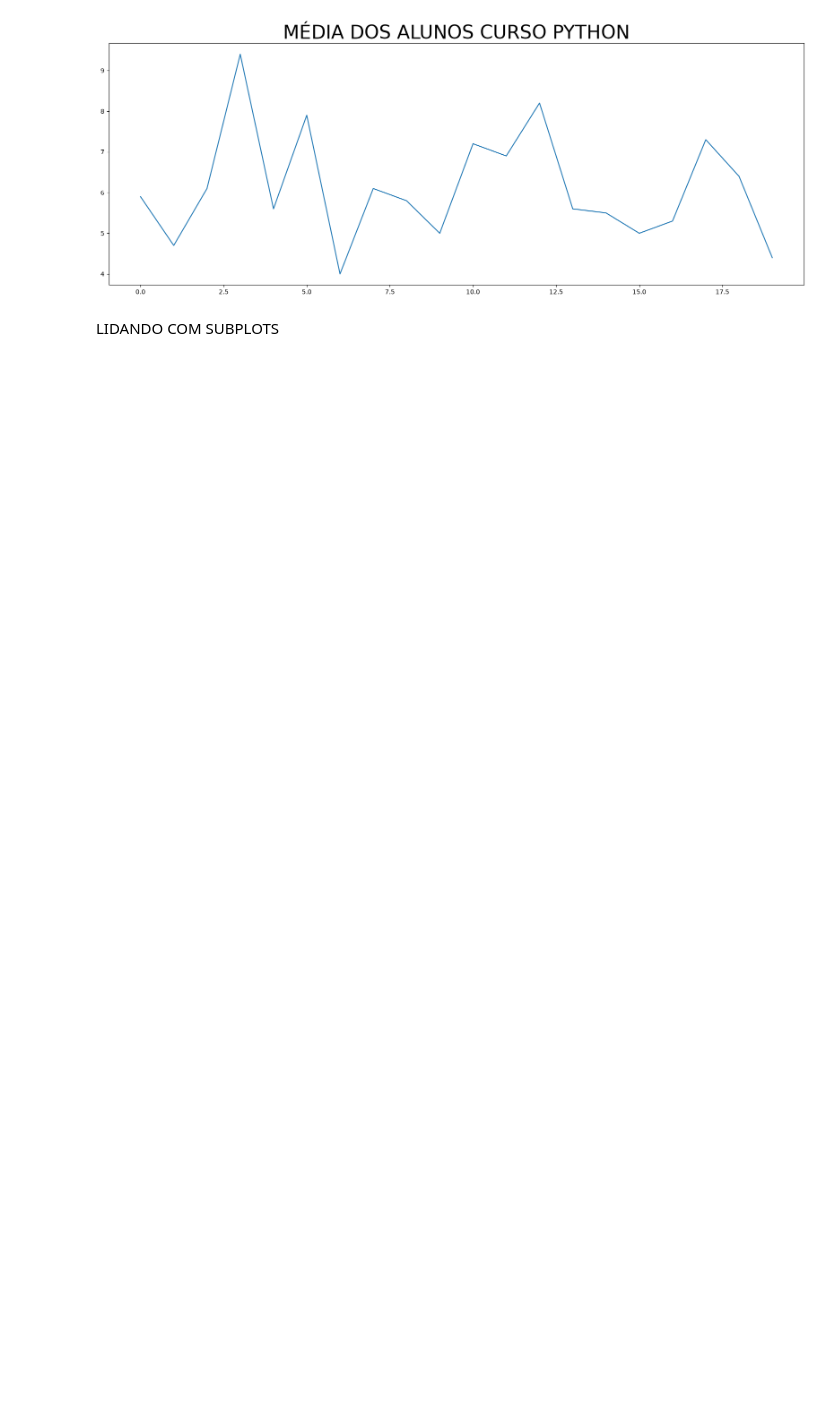
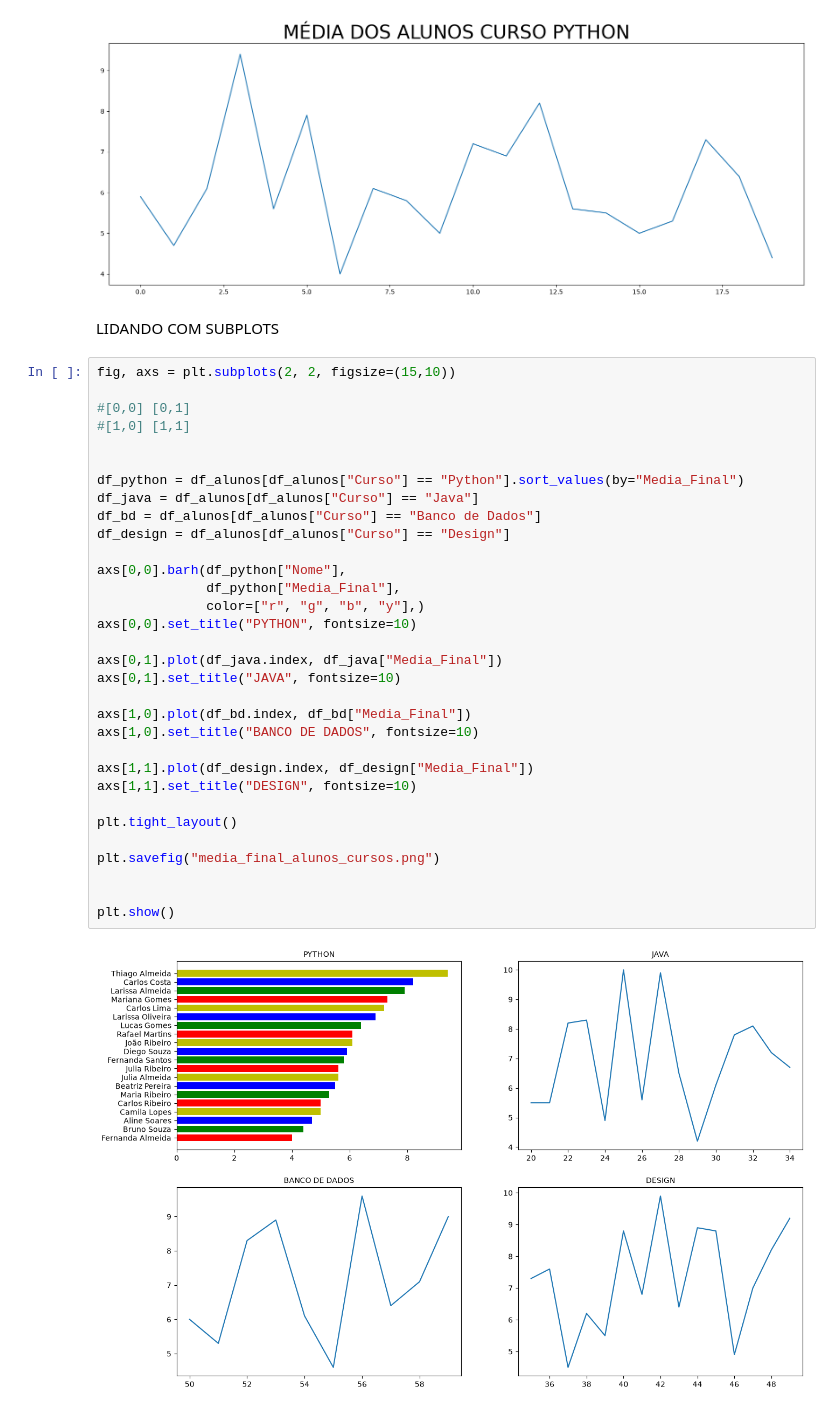
Before and after one commit to brunokisesenai/projeto_com_jupyter, a Jupyter notebook: aulas/matplotlib/aula2_graficos/Exemplo_Alunos_SENAI.ipynb, the cells around one changed output. Saved outputs shown, nothing was run; the diff lists cells and outputs as text; blank space fills up the shorter version.

```diff
--- a/aulas/matplotlib/aula2_graficos/Exemplo_Alunos_SENAI.ipynb
+++ b/aulas/matplotlib/aula2_graficos/Exemplo_Alunos_SENAI.ipynb
@@ -101,3 +103,37 @@ plt.show()
 [figure]
 # %% [markdown]
 LIDANDO COM SUBPLOTS
+# %%
+fig, axs = plt.subplots(2, 2, figsize=(15,10))
+
+#[0,0] [0,1]
+#[1,0] [1,1]
+
+
+df_python = df_alunos[df_alunos["Curso"] == "Python"].sort_values(by="Media_Final")
+df_java = df_alunos[df_alunos["Curso"] == "Java"]
+df_bd = df_alunos[df_alunos["Curso"] == "Banco de Dados"]
+df_design = df_alunos[df_alunos["Curso"] == "Design"]
+
+axs[0,0].barh(df_python["Nome"],
+              df_python["Media_Final"],
+              color=["r", "g", "b", "y"],)
+axs[0,0].set_title("PYTHON", fontsize=10)
+
+axs[0,1].plot(df_java.index, df_java["Media_Final"])
+axs[0,1].set_title("JAVA", fontsize=10)
+
+axs[1,0].plot(df_bd.index, df_bd["Media_Final"])
+axs[1,0].set_title("BANCO DE DADOS", fontsize=10)
+
+axs[1,1].plot(df_design.index, df_design["Media_Final"])
+axs[1,1].set_title("DESIGN", fontsize=10)
+
+plt.tight_layout()
+
+plt.savefig("media_final_alunos_cursos.png")
+
+
+plt.show()
+# %% [output]
+[figure, added]
```
Also changed, not shown: parts of 1 cell of this notebook.
